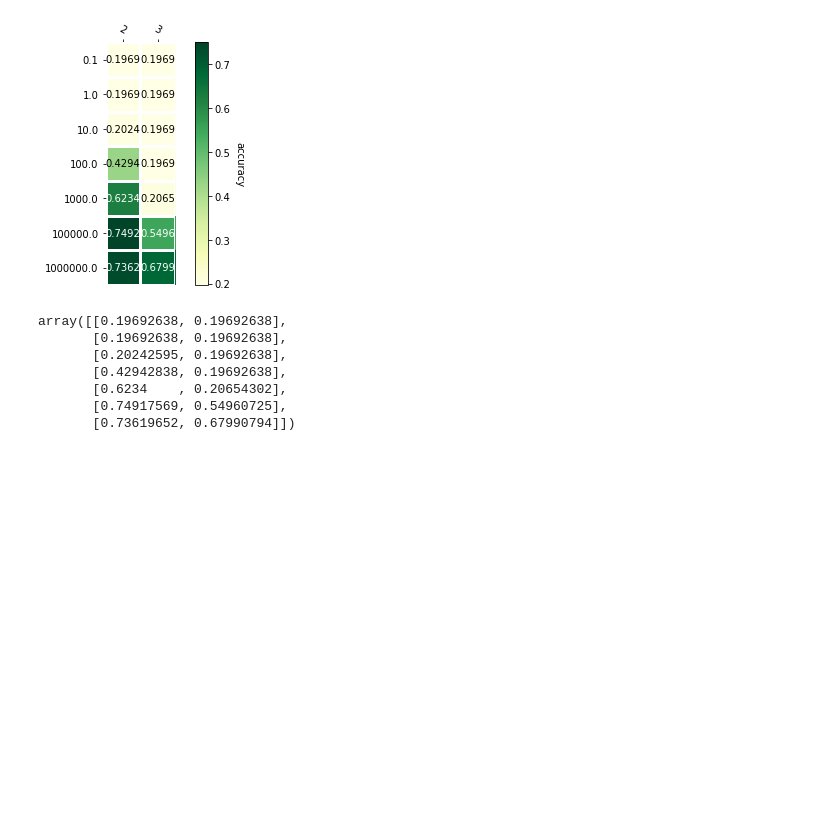
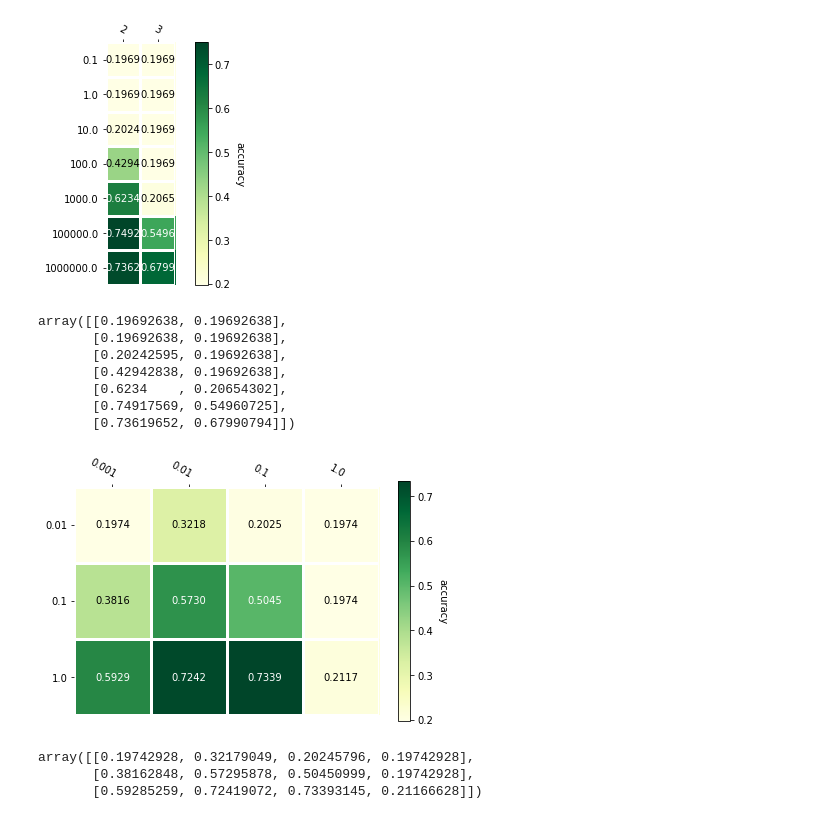
Before and after one commit to jonabaa/Project3, a Jupyter notebook: SVM kernel test.ipynb, the cells around one changed output. Saved outputs shown, nothing was run; the diff lists cells and outputs as text; code cells hidden in the pictures; blank space fills up the shorter version.

Commit message:
more kernel tests

```diff
--- a/SVM kernel test.ipynb
+++ b/SVM kernel test.ipynb
@@ -29,7 +29,7 @@ from functions import *
 # not using a cleaning function
 # dropping ingredients used in less than 0.00013 recipies
 
-X, y, features = get_design_matrix(min_df = 0.00013)
+X, y, features = get_design_matrix(cleaning_function = clean, min_df = 3)
 
 print("There are %d recipies and %d feautres" % (X.shape[0], len(features)))
 
@@ -78,3 +78,22 @@ array([[0.19692638, 0.19692638],
        [0.6234    , 0.20654302],
        [0.74917569, 0.54960725],
        [0.73619652, 0.67990794]])
+# %%
+def rbf_svm_tester(X_train, y_train, C_list = [0.1], gamma_list = [0.1], folds = 10, plot = False) :
+    """
+    Test the svm parameters C and gamma of svm with brf kernel
+    using cross validation
+
+    If plot is set to true, show a heatmap of the results
+    """
+
+    svm_constructor = (lambda p,q : svm.SVC(kernel = 'rbf', C = p, gamma = q))
+    scores = clf_cross_validator(X_train, y_train, svm_constructor, C_list, gamma_list, folds = folds, plot = plot, label = 'accuracy')
+    return scores
+
+rbf_svm_tester(x_train, y_train, C_list = [0.01, 0.1,1], gamma_list = [0.001, 0.01, 0.1, 1], folds = 3, plot = True)
+# %% [output]
+[figure, added]
+array([[0.19742928, 0.32179049, 0.20245796, 0.19742928],
+       [0.38162848, 0.57295878, 0.50450999, 0.19742928],
+       [0.59285259, 0.72419072, 0.73393145, 0.21166628]])
```
Also changed, not shown: parts of 3 cells of this notebook, 4 other files.
